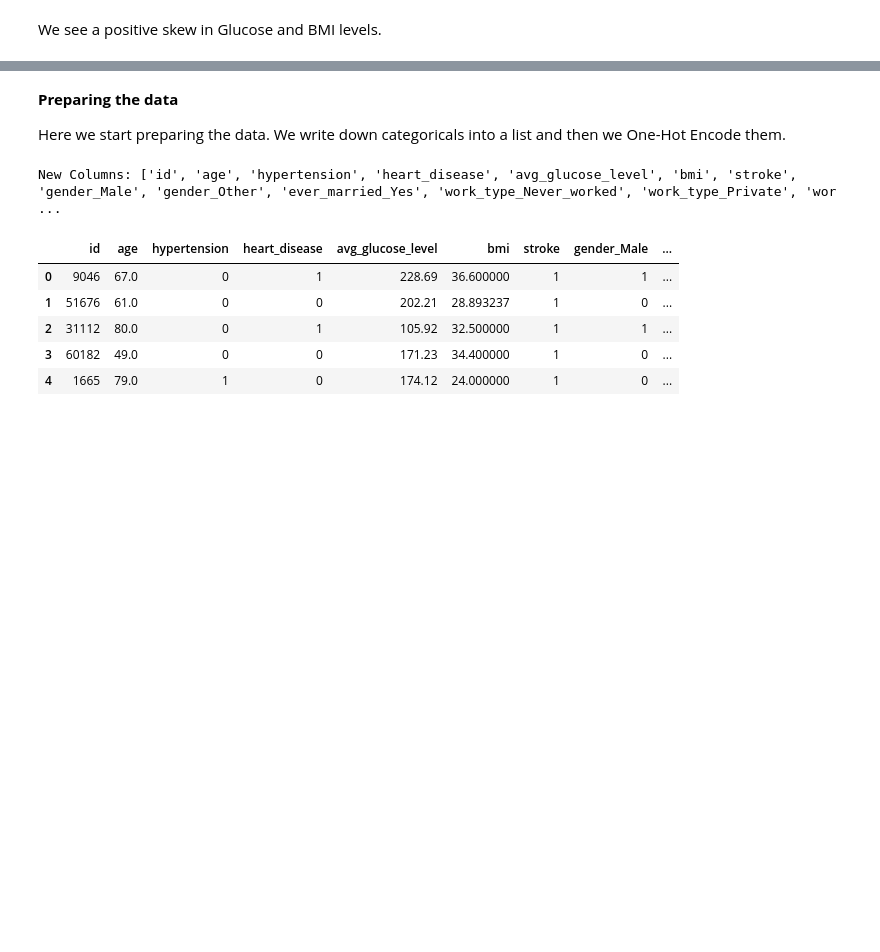
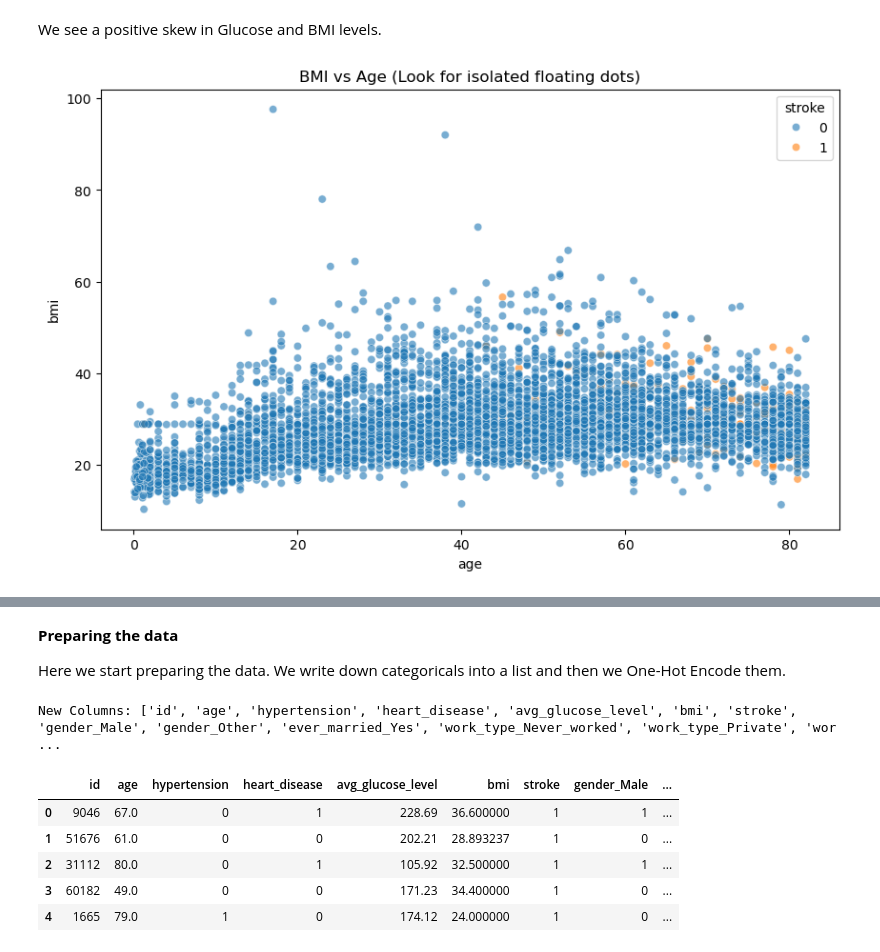
Before and after one commit to emreseb/Stroke-Prediction-ML, a Jupyter notebook: onelastpy.ipynb, the cells around one changed output, grey strips where cells are left out. Cells and saved outputs as stored; diff of their text form; code cells hidden in the pictures; blank space fills up the shorter version.

```diff
--- a/onelastpy.ipynb
+++ b/onelastpy.ipynb
@@ -151,2 +151,11 @@ plt.show()
 # %% [markdown]
 We see a positive skew in Glucose and BMI levels.
+# %%
+#Outliers in BMI vs Age
+plt.figure(figsize=(10, 6))
+# Plot BMI vs Age, colored by Stroke status
+sns.scatterplot(data=df, x='age', y='bmi', hue='stroke', alpha=0.6)
+plt.title("BMI vs Age (Look for isolated floating dots)")
+plt.show()
+# %% [output]
+[figure, added]
```
Also changed, not shown: parts of 11 cells of this notebook.
